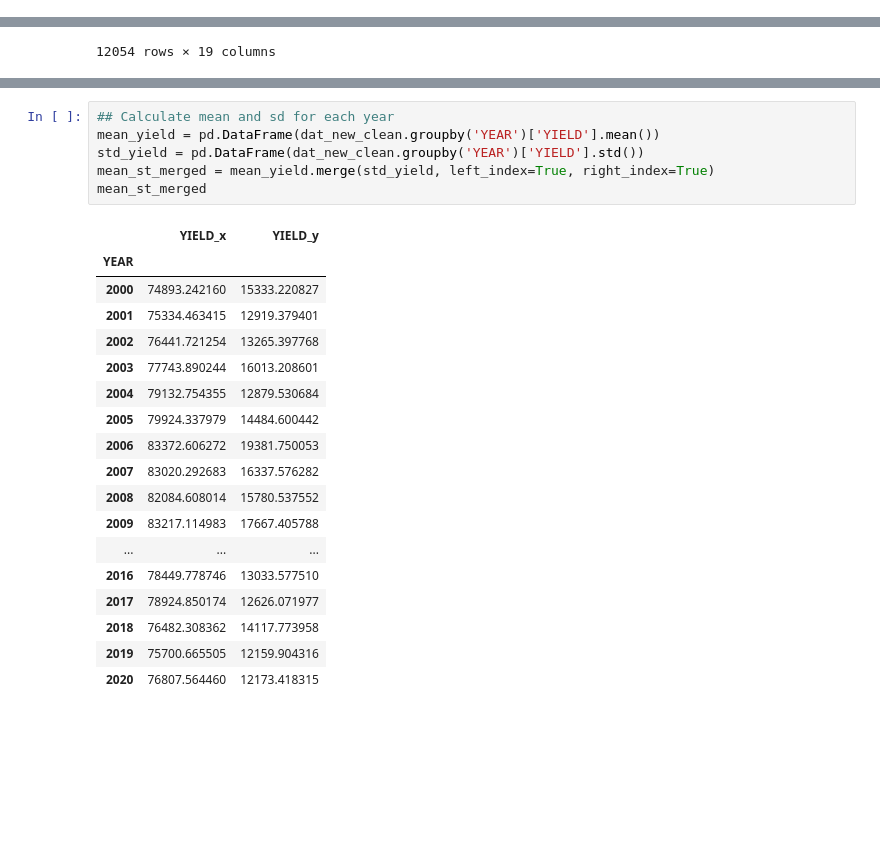
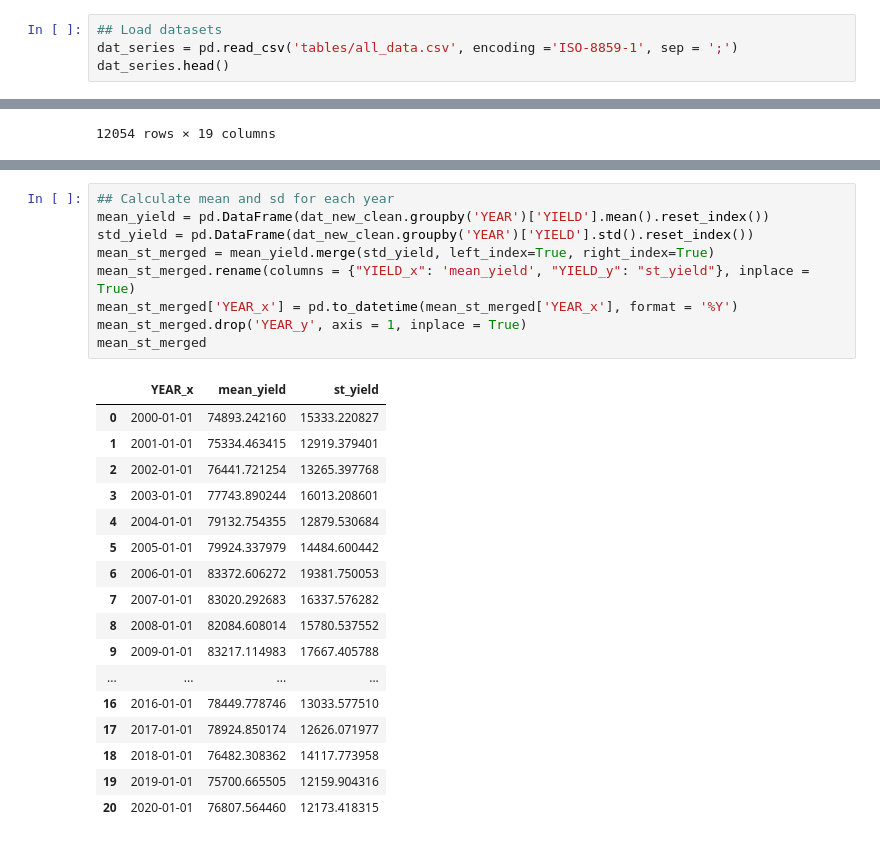
Before and after one commit to neli12/time-series-productivity-sp, a Jupyter notebook: Time series yield EDA.ipynb, the cells around one changed output, grey strips where cells are left out. Drawn from its saved outputs; the diff is of its cells as text; blank space fills up the shorter version.

```diff
--- a/Time series yield EDA.ipynb
+++ b/Time series yield EDA.ipynb
@@ -19,0 +28,4 @@ dat_series.head()
+# %%
+## Load datasets
+dat_series = pd.read_csv('tables/all_data.csv', encoding ='ISO-8859-1', sep = ';')
+dat_series.head()
@@ -99,25 +178,27 @@ pd.DataFrame(dat_new_clean.groupby('MUN')['YIELD'].sum())
 # %%
 ## Calculate mean and sd for each year
-mean_yield = pd.DataFrame(dat_new_clean.groupby('YEAR')['YIELD'].mean())
-std_yield = pd.DataFrame(dat_new_clean.groupby('YEAR')['YIELD'].std())
+mean_yield = pd.DataFrame(dat_new_clean.groupby('YEAR')['YIELD'].mean().reset_index())
+std_yield = pd.DataFrame(dat_new_clean.groupby('YEAR')['YIELD'].std().reset_index())
 mean_st_merged = mean_yield.merge(std_yield, left_index=True, right_index=True)
+mean_st_merged.rename(columns = {"YIELD_x": 'mean_yield', "YIELD_y": "st_yield"}, inplace = True)
+mean_st_merged['YEAR_x'] = pd.to_datetime(mean_st_merged['YEAR_x'], format = '%Y')
+mean_st_merged.drop('YEAR_y', axis = 1, inplace = True)
 mean_st_merged
 # %% [output]
-|  | YIELD_x | YIELD_y |
-| YEAR |  |  |
-| 2000 | 74893.242160 | 15333.220827 |
-| 2001 | 75334.463415 | 12919.379401 |
-| 2002 | 76441.721254 | 13265.397768 |
-| 2003 | 77743.890244 | 16013.208601 |
-| 2004 | 79132.754355 | 12879.530684 |
-| 2005 | 79924.337979 | 14484.600442 |
-| 2006 | 83372.606272 | 19381.750053 |
-| 2007 | 83020.292683 | 16337.576282 |
-| 2008 | 82084.608014 | 15780.537552 |
-| 2009 | 83217.114983 | 17667.405788 |
-| ... | ... | ... |
-| 2016 | 78449.778746 | 13033.577510 |
-| 2017 | 78924.850174 | 12626.071977 |
-| 2018 | 76482.308362 | 14117.773958 |
-| 2019 | 75700.665505 | 12159.904316 |
-| 2020 | 76807.564460 | 12173.418315 |
+|  | YEAR_x | mean_yield | st_yield |
+| 0 | 2000-01-01 | 74893.242160 | 15333.220827 |
+| 1 | 2001-01-01 | 75334.463415 | 12919.379401 |
+| 2 | 2002-01-01 | 76441.721254 | 13265.397768 |
+| 3 | 2003-01-01 | 77743.890244 | 16013.208601 |
+| 4 | 2004-01-01 | 79132.754355 | 12879.530684 |
+| 5 | 2005-01-01 | 79924.337979 | 14484.600442 |
+| 6 | 2006-01-01 | 83372.606272 | 19381.750053 |
+| 7 | 2007-01-01 | 83020.292683 | 16337.576282 |
+| 8 | 2008-01-01 | 82084.608014 | 15780.537552 |
+| 9 | 2009-01-01 | 83217.114983 | 17667.405788 |
+| ... | ... | ... | ... |
+| 16 | 2016-01-01 | 78449.778746 | 13033.577510 |
+| 17 | 2017-01-01 | 78924.850174 | 12626.071977 |
+| 18 | 2018-01-01 | 76482.308362 | 14117.773958 |
+| 19 | 2019-01-01 | 75700.665505 | 12159.904316 |
+| 20 | 2020-01-01 | 76807.564460 | 12173.418315 |
```
Also changed, not shown: parts of 13 cells of this notebook.
